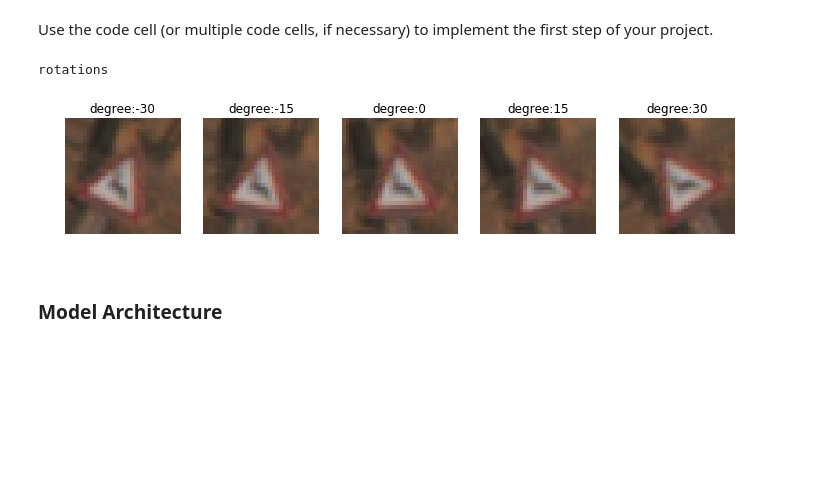
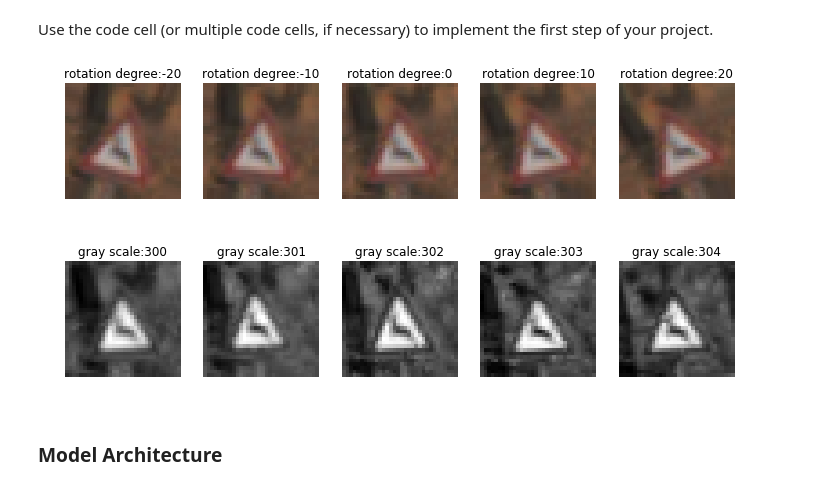
Before and after one commit to illb/CarND-Traffic-Sign-Classifier-Project, a Jupyter notebook: Traffic_Sign_Classifier.ipynb, the cells around one changed output. Drawn from its saved outputs; the diff is of its cells as text; code cells hidden in the pictures; blank space fills up the shorter version.

```diff
--- a/Traffic_Sign_Classifier.ipynb
+++ b/Traffic_Sign_Classifier.ipynb
@@ -198,49 +198,63 @@ def preprocess_x(image_arr):
     res_arr = []
     for i in range(len(image_arr)):
         img = image_arr[i]
-        res_arr.append(img)
+        gray_img = to_gray(img).reshape(img.shape[0], img.shape[1], 1)
+        mixed = np.concatenate((img, gray_img), 2)
+        res_arr.append(mixed)
 
     res_arr = np.array(res_arr)
     res_arr = normalize(res_arr)
 
     return res_arr
 
-degrees = [-30, -15, 0, 15, 30]
+degrees = [-20, -10, 0, 10, 20]
 def argument_rotate(image_arr):
     res_arr = []
     for i in range(0, len(image_arr)):
       for degree in degrees:
             res_arr.append(rotate(image_arr[i], degree))
     return np.array(res_arr)
 
 def preprocess_y(labels):
     res_arr = []
     for i in range(0, len(labels)):
       for j in range(0, len(degrees)):
             res_arr.append(labels[i])
     return np.array(res_arr)
 
 X_train_preprocessed = preprocess_x(argument_rotate(X_train))
 y_train_preprocessed = preprocess_y(y_train)
 X_valid_preprocessed = preprocess_x(X_valid)
 X_test_preprocessed = preprocess_x(X_test)
 
 def show_sample_rotations():
-    print("rotations")
     n_row, n_col = (1, 5)
     fig, ax_2d = plt.subplots(n_row, n_col, figsize=(12, 4))
     ax_flat = ax_2d.flatten()
     imgs = argument_rotate(X_train[300:301])
     for i in range(len(imgs)):
         ax = ax_flat[i]
         ax.axis('off')
         ax.imshow(imgs[i])
-        ax.set_title("degree:{}".format(degrees[i]))
+        ax.set_title("rotation degree:{}".format(degrees[i]))
+
+def show_sample_grayscales():
+    n_row, n_col = (1, 5)
+    fig, ax_2d = plt.subplots(n_row, n_col, figsize=(12, 4))
+    ax_flat = ax_2d.flatten()
+    imgs = X_train[300:305]
+    for i in range(len(imgs)):
+        ax = ax_flat[i]
+        ax.axis('off')
+        ax.imshow(to_gray(imgs[i]), cmap='gray')
+        ax.set_title("gray scale:{}".format(300+i))
+
 
 show_sample_rotations()
+show_sample_grayscales()
 # %% [output]
-rotations
-[figure, old version]
+[figure, new version]
+[figure, added]
 # %% [markdown]
 ### Model Architecture
 # %%
```
Also changed, not shown: parts of 9 cells of this notebook.
